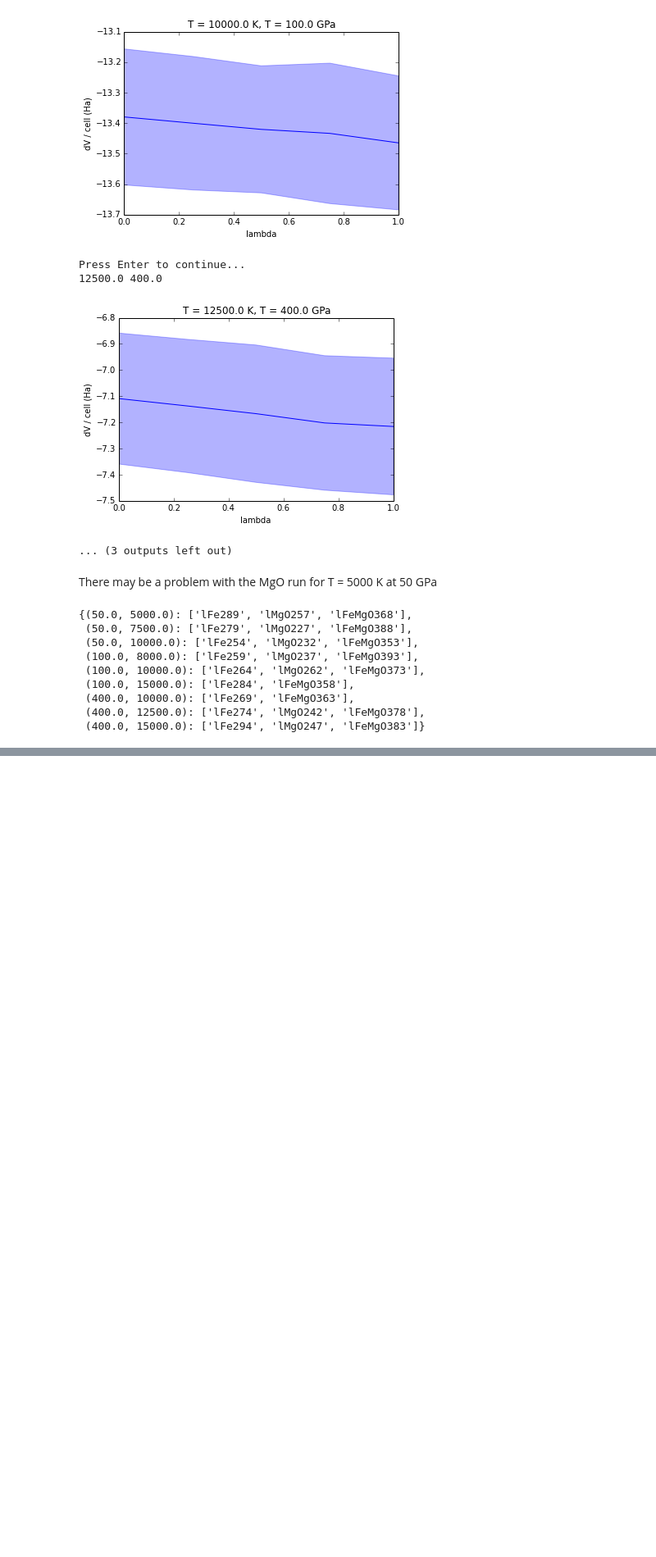
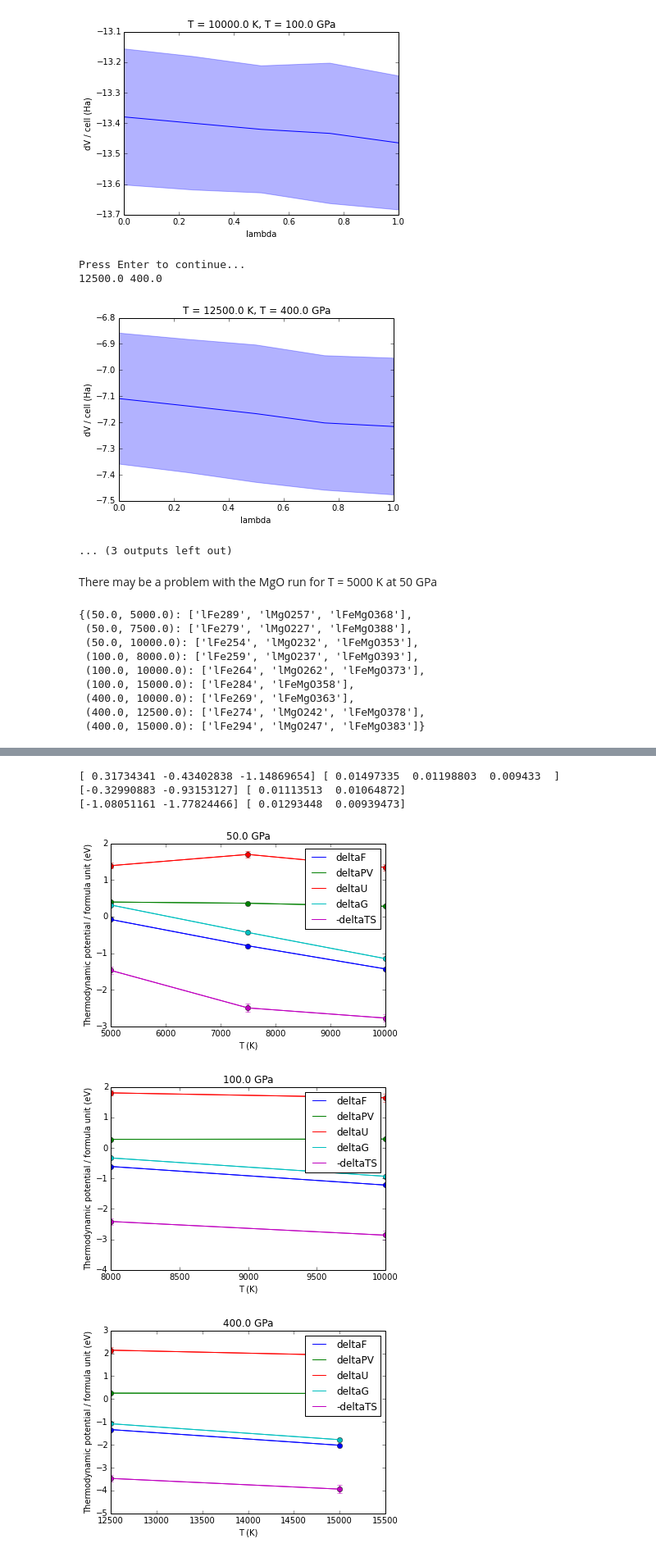
Before and after one commit to smwahl/vasp_automation, a Jupyter notebook: tdi_analysis_plotting.ipynb, the cells around one changed output, grey strips where cells are left out. Shown: that part at 82% size. Drawn from its saved outputs; the diff is of its cells as text; code cells hidden in the pictures; blank space fills up the shorter version.

```diff
--- a/tdi_analysis_plotting.ipynb
+++ b/tdi_analysis_plotting.ipynb
@@ -185,0 +250,51 @@ array([[-0.00291913,  0.00055026],
+# %%
+# make plots of components versus T for each constant P
+
+rxn.sort('P_target',inplace=True)
+
+colors=['b','g','r','c','m']
+
+for p in rxn['P_target'].unique():
+
+    # find all conditions
+    #a = rxn[rxn['P_target'] == 50 and not rxn['F_dft'] is None ]
+    a = rxn[rxn['P_target'] == p * pd.notnull(rxn['F_dft'])]
+
+    # sort by temperature
+    a.sort('temp',inplace=True)
+
+    deltaF = np.array([ x[0] for x in a['F_dft_eV'].tolist() ])
+    deltaF_err = np.array([ x[1] for x in a['F_dft_eV'].tolist() ])
+    deltaPV = np.array([ x[0] for x in a['P_targetV_eV'].tolist() ])
+    deltaPV_err = np.array([ x[1] for x in a['P_targetV_eV'].tolist() ])
+    deltaU = np.array([ x[0] for x in a['U_dft_eV'].tolist() ])
+    deltaU_err = np.array([ x[1] for x in a['U_dft_eV'].tolist() ])
+    deltaG = np.array([ x[0] for x in a['G_dft_eV'].tolist() ])
+    deltaG_err = np.array([ x[1] for x in a['G_dft_eV'].tolist() ])
+    deltaminuTS = np.array([ x[0] for x in a['minusTS_eV'].tolist() ])
+    deltaminuTS_err = np.array([ x[1] for x in a['minusTS_eV'].tolist() ])
+
+    print deltaG, deltaG_err
+    T = a['temp']
+
+    fig = plt.figure()
+    ax = fig.add_subplot(1,1,1)
+    labels = ['deltaF','deltaPV','deltaU','deltaG','-deltaTS']
+    for i,x in enumerate(zip([deltaF,deltaPV,deltaU,deltaG,deltaminuTS],
+                             [deltaF_err,deltaPV_err,deltaU_err,deltaG_err,deltaminuTS_err])):
+        ax.plot(T,x[0],color=colors[i],label=labels[i])
+        ax.plot(T,x[0],'o',color=colors[i])
+        ax.errorbar(T,x[0],x[1],color=colors[i])
+
+
+    ax.set_title('{} GPa'.format(p))
+    ax.set_ylabel('Thermodynamic potential / formula unit (eV)')
+    ax.set_xlabel('T (K)')
+    ax.legend()
+# %% [output]
+[ 0.31734341 -0.43402838 -1.14869654] [ 0.01497335  0.01198803  0.009433  ]
+[-0.32990883 -0.93153127] [ 0.01113513  0.01064872]
+[-1.08051161 -1.77824466] [ 0.01293448  0.00939473]
+[figure, added]
+[figure, added]
+[figure, added]
```
Also changed, not shown: parts of 7 cells of this notebook.
